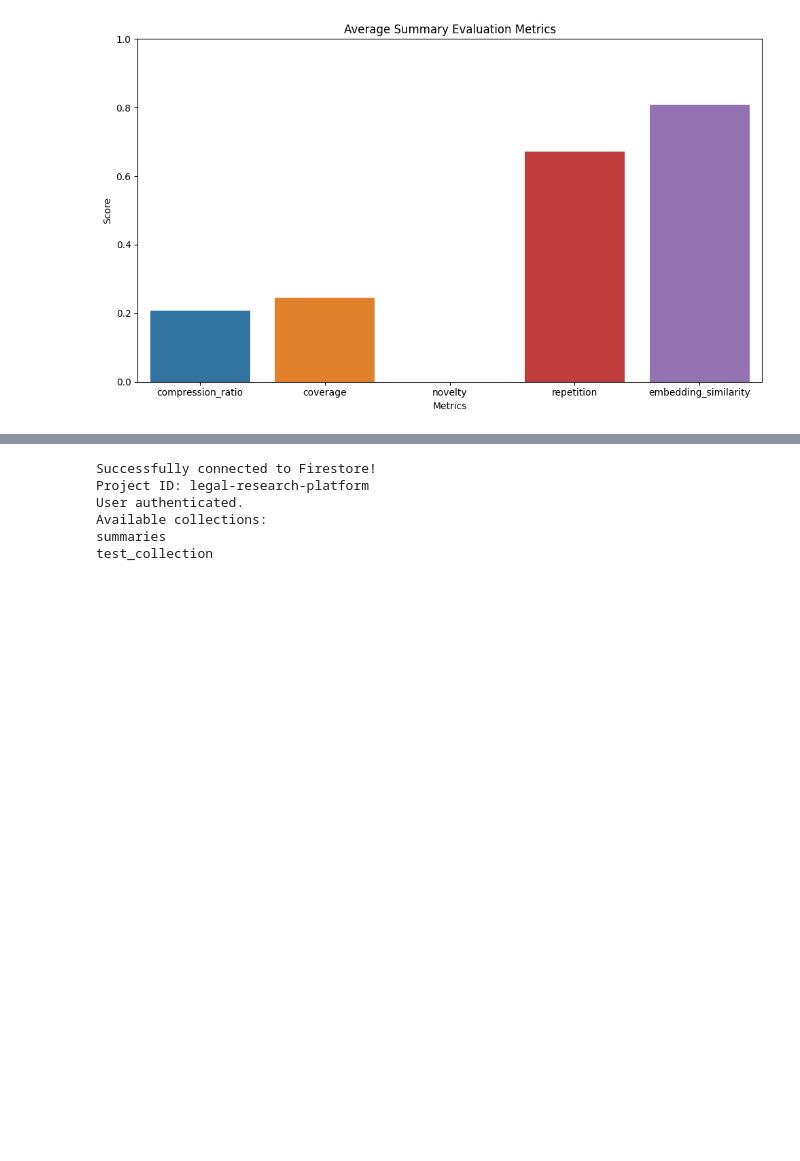
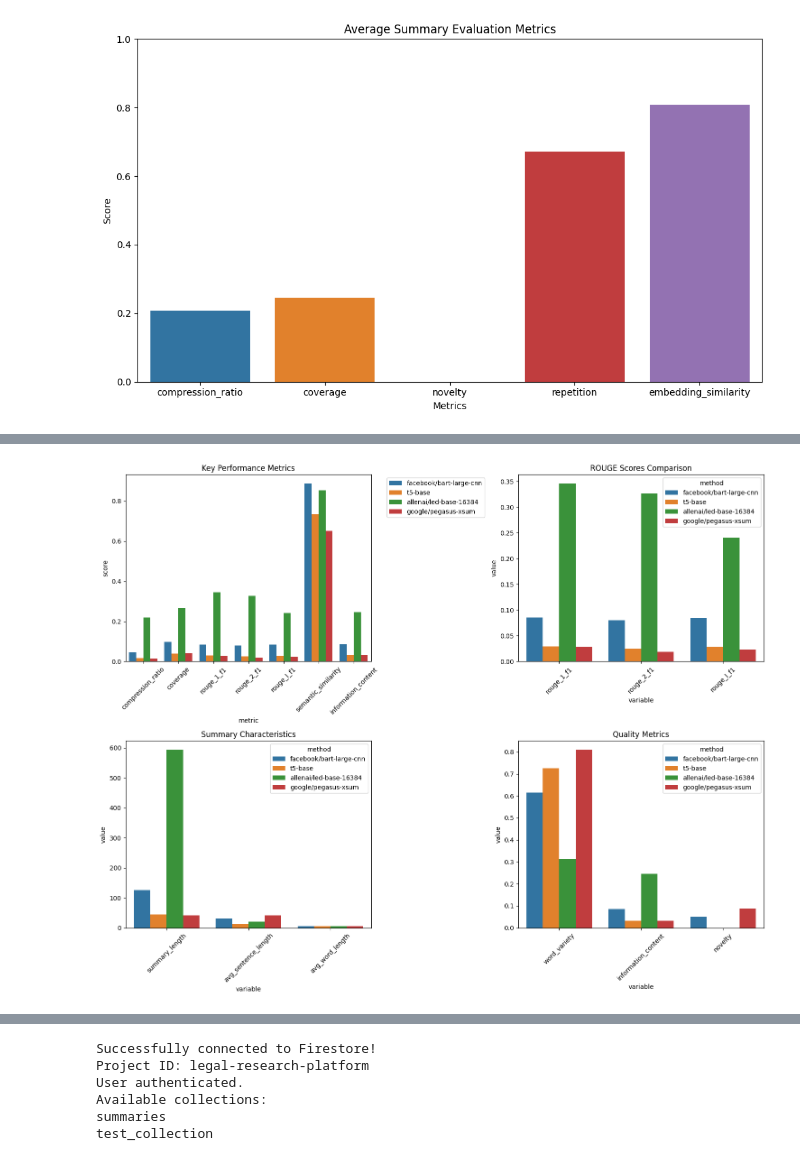
Before and after one commit to HackElite-FYP/Legal-Research-Platform-Core, a Jupyter notebook: summarization.ipynb, the cells around one changed output, grey strips where cells are left out. Cells and saved outputs as stored; diff of their text form; code cells hidden in the pictures; blank space fills up the shorter version.

Commit message:
finalized with various methods and benchmarks

```diff
--- a/summarization.ipynb
+++ b/summarization.ipynb
@@ -42,12 +107,12 @@ Mounted at /content/drive
 # %%
 # init variables
 import os
-# os.environ['CUDA_LAUNCH_BLOCKING'] = "1" # This might not be necessary in Colab and can sometimes cause issues.
+os.environ['CUDA_LAUNCH_BLOCKING'] = "1" # This might not be necessary in Colab and can sometimes cause issues.
 # In Colab, it's generally better to let the environment manage CUDA.
 
-PROCESSING_FILE_PATH = '/content/drive/MyDrive/FYP/json/cases_2024_v2.json'
+PROCESSING_FILE_PATH = 'resources/cases_2024_v2.json'
 PROCESSING_CASE_INDEX = 10
-SUMMARY_MODELS = ['facebook/bart-large-cnn', 'google/pegasus-xsum', 't5-base', 'allenai/led-base-16384']
+SUMMARY_MODELS = ['facebook/bart-large-cnn', 't5-base', 'allenai/led-base-16384', 'google/pegasus-xsum']
 # %%
 # load to dataframes
 import json
@@ -76,13 +141,3 @@ print(cases_df.head())
 2  : P. Kumararatnam, J. : Wickum A. Kaluarachchi...
 3  : P. Kumararatnam, J. Counsel : Mohan Weerakoo...
 4  P. Kumararatnam, J. COUNSEL : Shanaka Ranasing...
-# %%
-# sentence tokenize
-import nltk
-from nltk.tokenize import sent_tokenize
-
-# nltk.download('punkt_tab', 'resources/dependencies/nltk') # This path is for local download.
-nltk.download('punkt_tab') # Download to the default nltk data path in Colab
-
-cases_df['sentences'] = cases_df['translated'].apply(sent_tokenize)
-print(cases_df['sentences'])
@@ -400,0 +1629,68 @@ plt.show()
+# %%
+# Load the text for benchmarking
+text = cases_df.loc[PROCESSING_CASE_INDEX, 'cleanedText']
+# final_summary = "Your existing summary here"  # Replace with your actual summary
+
+# Benchmark all methods
+# summaries, benchmark_results = benchmark_summarizers(text, final_summary)
+
+# Display results
+print("Generated Summaries:")
+print("=" * 50)
+for method, summary in summaries.items():
+    print(f"\n{method} Summary:")
+    print("-" * 30)
+    print(summary[:500] + "..." if len(summary) > 500 else summary)
+
+print("\n\nBenchmark Results:")
+print("=" * 50)
+display(benchmark_results)
+
+# Visualization
+plt.figure(figsize=(15, 12))
+
+# Key metrics visualization
+key_metrics = ['compression_ratio', 'coverage', 'rouge_1_f1', 'rouge_2_f1',
+               'rouge_l_f1', 'semantic_similarity', 'information_content']
+
+plt.subplot(2, 2, 1)
+metrics_data = benchmark_results[key_metrics + ['method']].melt(id_vars=['method'],
+                                                                var_name='metric',
+                                                                value_name='score')
+sns.barplot(data=metrics_data, x='metric', y='score', hue='method')
+plt.xticks(rotation=45)
+plt.title('Key Performance Metrics')
+plt.legend(bbox_to_anchor=(1.05, 1), loc='upper left')
+
+# ROUGE scores comparison
+plt.subplot(2, 2, 2)
+rouge_metrics = ['rouge_1_f1', 'rouge_2_f1', 'rouge_l_f1']
+rouge_data = benchmark_results[rouge_metrics + ['method']].melt(id_vars=['method'])
+sns.barplot(data=rouge_data, x='variable', y='value', hue='method')
+plt.title('ROUGE Scores Comparison')
+plt.xticks(rotation=45)
+
+# Summary characteristics
+plt.subplot(2, 2, 3)
+char_metrics = ['summary_length', 'avg_sentence_length', 'avg_word_length']
+char_data = benchmark_results[char_metrics + ['method']].melt(id_vars=['method'])
+sns.barplot(data=char_data, x='variable', y='value', hue='method')
+plt.title('Summary Characteristics')
+plt.xticks(rotation=45)
+
+# Quality metrics
+plt.subplot(2, 2, 4)
+quality_metrics = ['word_variety', 'information_content', 'novelty']
+quality_data = benchmark_results[quality_metrics + ['method']].melt(id_vars=['method'])
+sns.barplot(data=quality_data, x='variable', y='value', hue='method')
+plt.title('Quality Metrics')
+plt.xticks(rotation=45)
+
+plt.tight_layout()
+plt.show()
+
+# Summary statistics
+print("\n\nSummary Statistics:")
+print("=" * 50)
+print(benchmark_results.groupby('method')[key_metrics].mean().round(3))
+# %% [output]
@@ -400,0 +1720 @@ plt.show()
+[figure, added]
```
Also changed, not shown: parts of 14 cells of this notebook.
